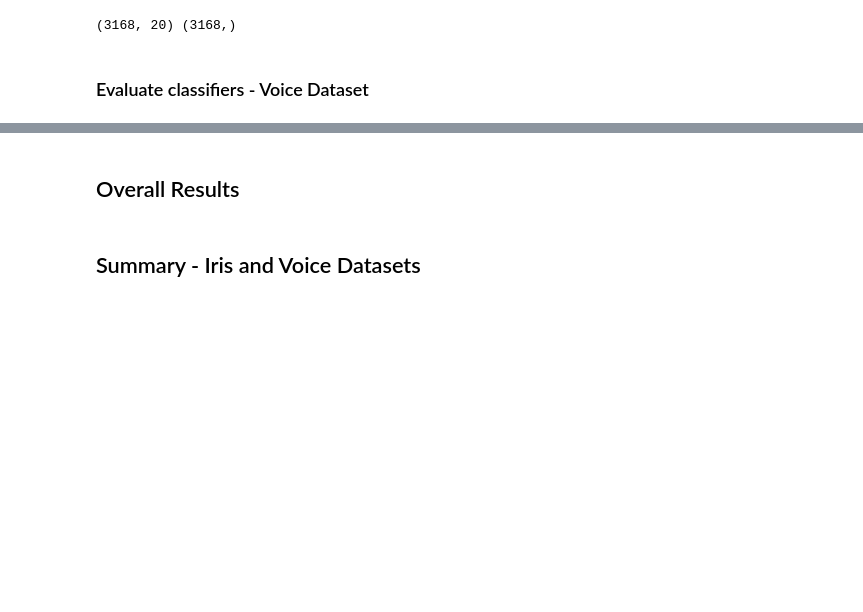
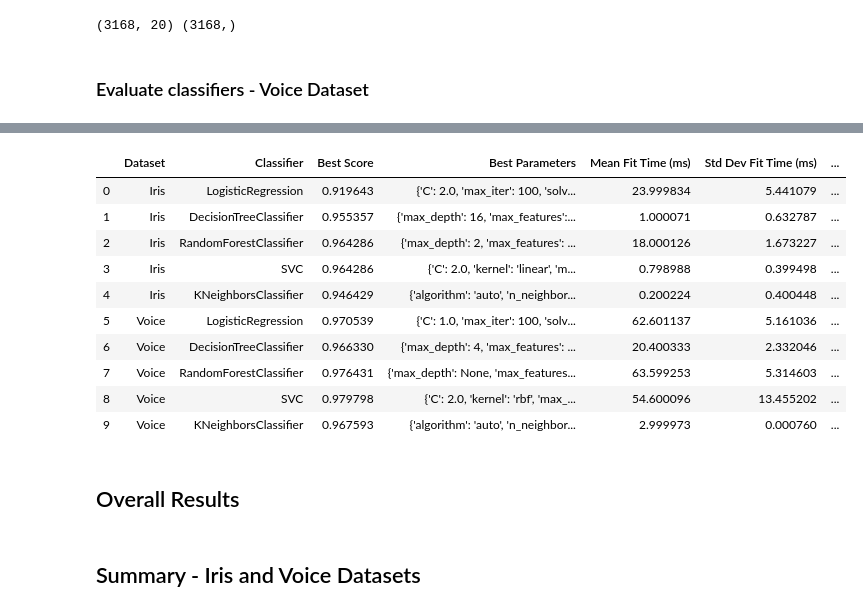
Before and after one commit to daddyjab/ML_Notes, a Jupyter notebook: 8-Hyper-Parameter Tuning.ipynb, the cells around one changed output, grey strips where cells are left out. Cells and saved outputs as stored; diff of their text form; code cells hidden in the pictures; blank space fills up the shorter version.

```diff
--- a/8-Hyper-Parameter Tuning.ipynb
+++ b/8-Hyper-Parameter Tuning.ipynb
@@ -345,3 +390,17 @@ Best Parameters: {'C': 2.0, 'kernel': 'rbf', 'max_iter': 500}
+# %%
+pd.DataFrame(model_results)
+# %% [output]
+|  | Dataset | Classifier | Best Score | Best Parameters | Mean Fit Time (ms) | Std Dev Fit Time (ms) | ... |
+| 0 | Iris | LogisticRegression | 0.919643 | {'C': 2.0, 'max_iter': 100, 'solv... | 23.999834 | 5.441079 | ... |
+| 1 | Iris | DecisionTreeClassifier | 0.955357 | {'max_depth': 16, 'max_features':... | 1.000071 | 0.632787 | ... |
+| 2 | Iris | RandomForestClassifier | 0.964286 | {'max_depth': 2, 'max_features': ... | 18.000126 | 1.673227 | ... |
+| 3 | Iris | SVC | 0.964286 | {'C': 2.0, 'kernel': 'linear', 'm... | 0.798988 | 0.399498 | ... |
+| 4 | Iris | KNeighborsClassifier | 0.946429 | {'algorithm': 'auto', 'n_neighbor... | 0.200224 | 0.400448 | ... |
+| 5 | Voice | LogisticRegression | 0.970539 | {'C': 1.0, 'max_iter': 100, 'solv... | 62.601137 | 5.161036 | ... |
+| 6 | Voice | DecisionTreeClassifier | 0.966330 | {'max_depth': 4, 'max_features': ... | 20.400333 | 2.332046 | ... |
+| 7 | Voice | RandomForestClassifier | 0.976431 | {'max_depth': None, 'max_features... | 63.599253 | 5.314603 | ... |
+| 8 | Voice | SVC | 0.979798 | {'C': 2.0, 'kernel': 'rbf', 'max_... | 54.600096 | 13.455202 | ... |
+| 9 | Voice | KNeighborsClassifier | 0.967593 | {'algorithm': 'auto', 'n_neighbor... | 2.999973 | 0.000760 | ... |
 # %% [markdown]
 ## Overall Results
 # %% [markdown]
```
Also changed, not shown: parts of 15 cells of this notebook, 3 other files.
